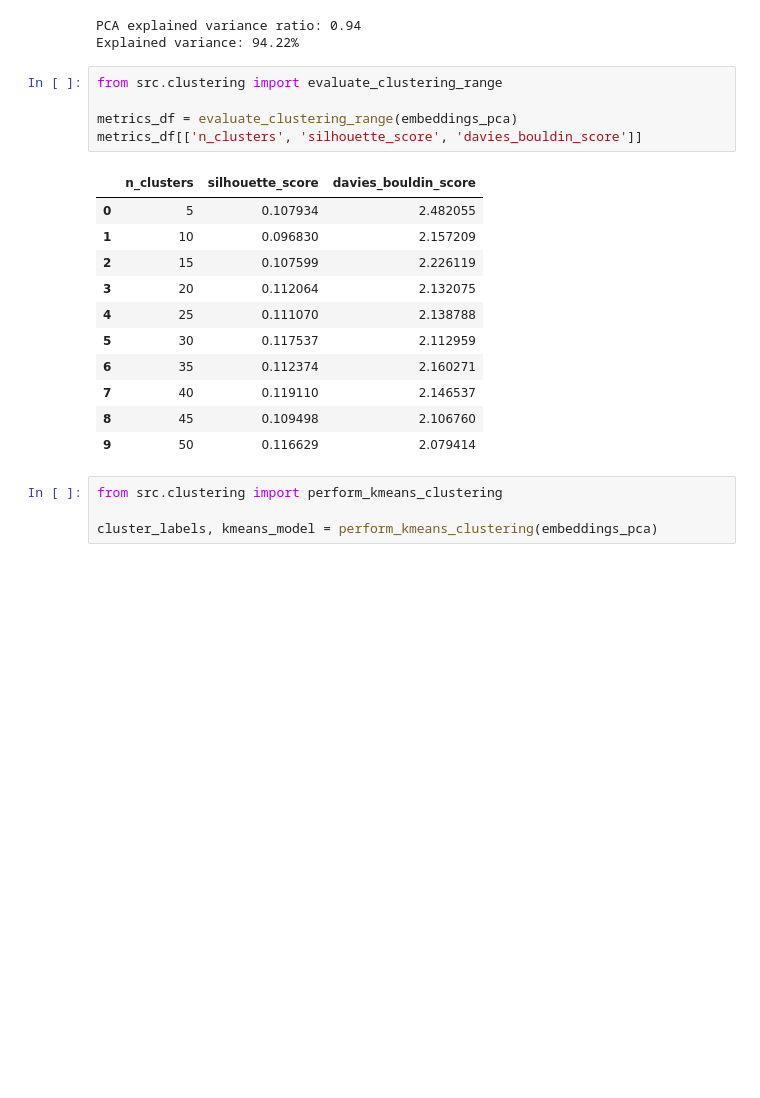
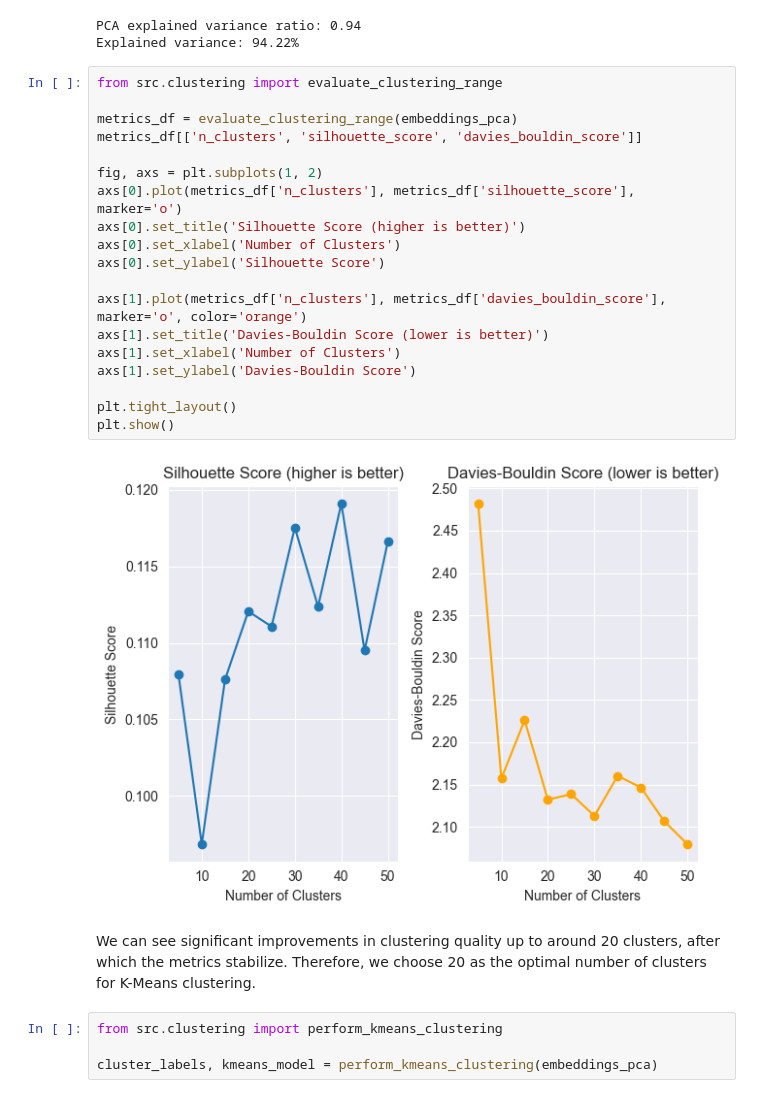
Before and after one commit to l0uisgrange/ada-2025-project, a Jupyter notebook: results.ipynb, the cells around one changed output. Saved outputs shown, nothing was run; the diff lists cells and outputs as text; blank space fills up the shorter version.

```diff
--- a/results.ipynb
+++ b/results.ipynb
@@ -116,20 +118,26 @@ Explained variance: 94.22%
 # %%
 from src.clustering import evaluate_clustering_range
 
 metrics_df = evaluate_clustering_range(embeddings_pca)
 metrics_df[['n_clusters', 'silhouette_score', 'davies_bouldin_score']]
+
+fig, axs = plt.subplots(1, 2)
+axs[0].plot(metrics_df['n_clusters'], metrics_df['silhouette_score'], marker='o')
+axs[0].set_title('Silhouette Score (higher is better)')
+axs[0].set_xlabel('Number of Clusters')
+axs[0].set_ylabel('Silhouette Score')
+
+axs[1].plot(metrics_df['n_clusters'], metrics_df['davies_bouldin_score'], marker='o', color='orange')
+axs[1].set_title('Davies-Bouldin Score (lower is better)')
+axs[1].set_xlabel('Number of Clusters')
+axs[1].set_ylabel('Davies-Bouldin Score')
+
+plt.tight_layout()
+plt.show()
 # %% [output]
-|  | n_clusters | silhouette_score | davies_bouldin_score |
-| 0 | 5 | 0.107934 | 2.482055 |
-| 1 | 10 | 0.096830 | 2.157209 |
-| 2 | 15 | 0.107599 | 2.226119 |
-| 3 | 20 | 0.112064 | 2.132075 |
-| 4 | 25 | 0.111070 | 2.138788 |
-| 5 | 30 | 0.117537 | 2.112959 |
-| 6 | 35 | 0.112374 | 2.160271 |
-| 7 | 40 | 0.119110 | 2.146537 |
-| 8 | 45 | 0.109498 | 2.106760 |
-| 9 | 50 | 0.116629 | 2.079414 |
+[figure, added]
+# %% [markdown]
+We can see significant improvements in clustering quality up to around 20 clusters, after which the metrics stabilize. Therefore, we choose 20 as the optimal number of clusters for K-Means clustering.
 # %%
 from src.clustering import perform_kmeans_clustering
 
```
Also changed, not shown: parts of 12 cells of this notebook, 1 other file.
